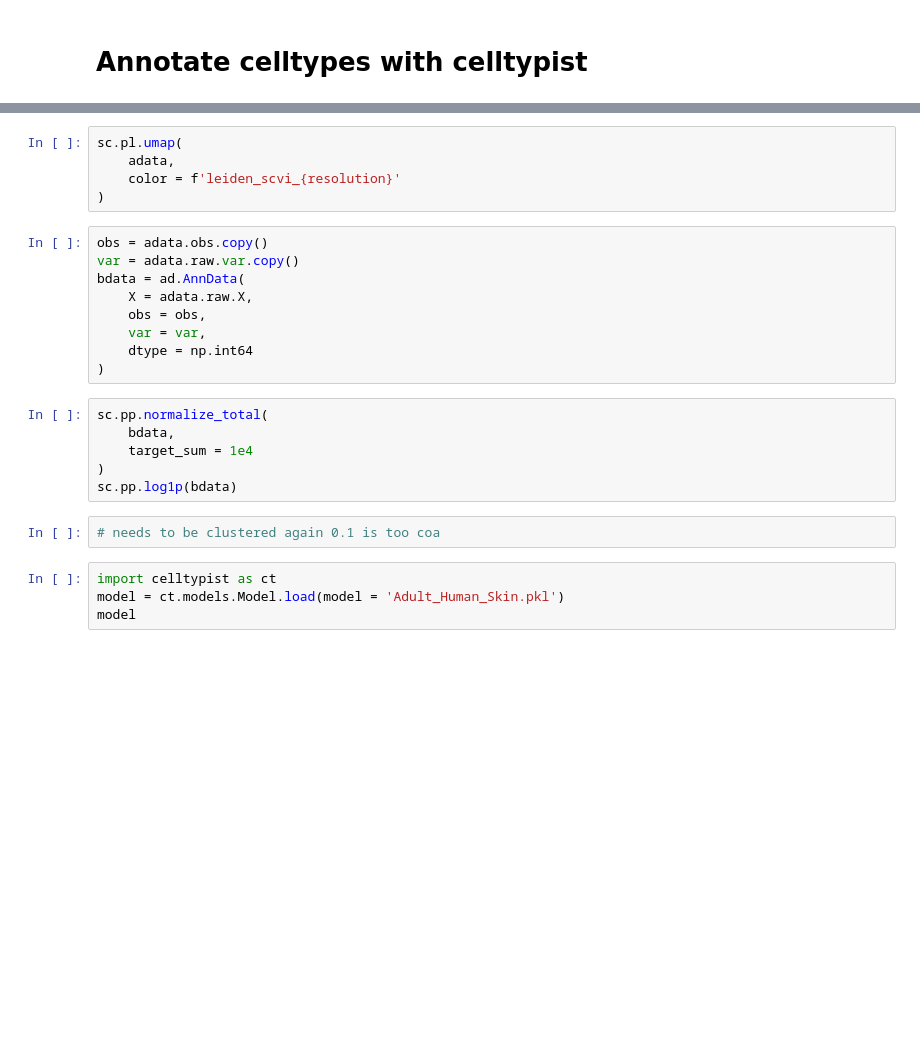
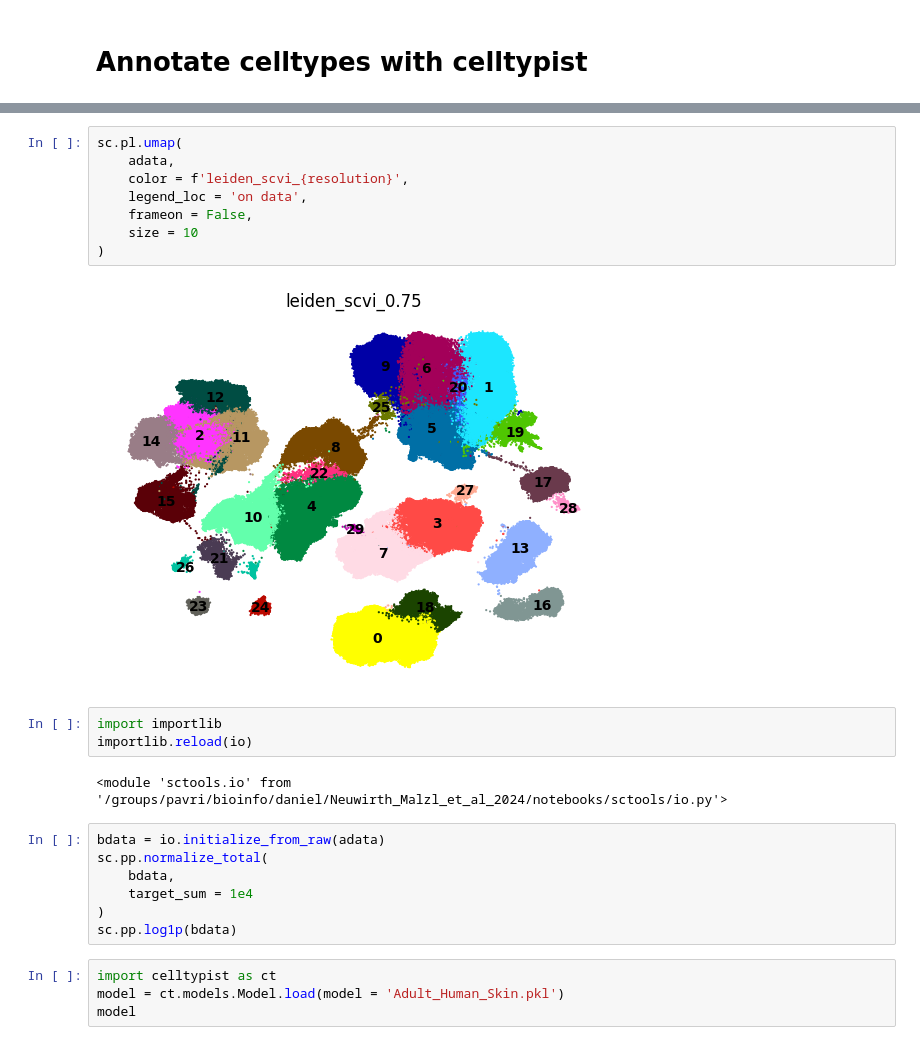
Before and after one commit to menchelab/Neuwirth_Malzl_et_al_2024, a Jupyter notebook: notebooks/prepare_cellchat.ipynb, the cells around one changed output, grey strips where cells are left out. Saved outputs shown, nothing was run; the diff lists cells and outputs as text; blank space fills up the shorter version.

```diff
--- a/notebooks/prepare_cellchat.ipynb
+++ b/notebooks/prepare_cellchat.ipynb
@@ -27,25 +44,25 @@ sc.tl.leiden(
 # %%
 sc.pl.umap(
     adata,
-    color = f'leiden_scvi_{resolution}'
+    color = f'leiden_scvi_{resolution}',
+    legend_loc = 'on data',
+    frameon = False,
+    size = 10
 )
+# %% [output]
+[figure, added]
+# %%
+import importlib
+importlib.reload(io)
+# %% [output]
+<module 'sctools.io' from '/groups/pavri/bioinfo/daniel/Neuwirth_Malzl_et_al_2024/notebooks/sctools/io.py'>
 # %%
-obs = adata.obs.copy()
-var = adata.raw.var.copy()
-bdata = ad.AnnData(
-    X = adata.raw.X,
-    obs = obs,
-    var = var,
-    dtype = np.int64
+bdata = io.initialize_from_raw(adata)
+sc.pp.normalize_total(
+    bdata,
+    target_sum = 1e4
 )
+sc.pp.log1p(bdata)
-# %%
-sc.pp.normalize_total(
-    bdata,
-    target_sum = 1e4
-)
-sc.pp.log1p(bdata)
-# %%
-# needs to be clustered again 0.1 is too coa
 # %%
 import celltypist as ct
 model = ct.models.Model.load(model = 'Adult_Human_Skin.pkl')
```
Also changed, not shown: parts of 6 cells of this notebook, 4 other files.
